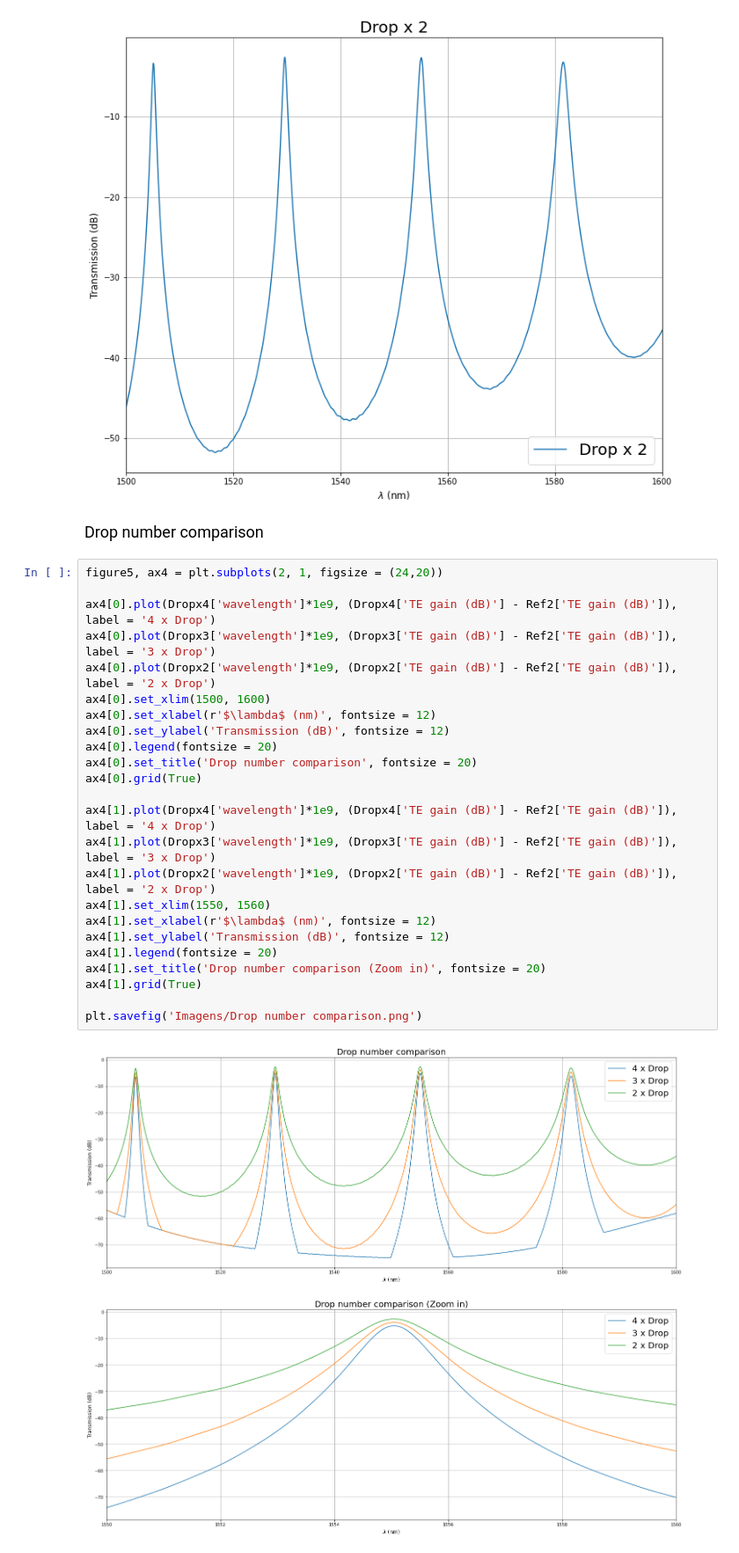
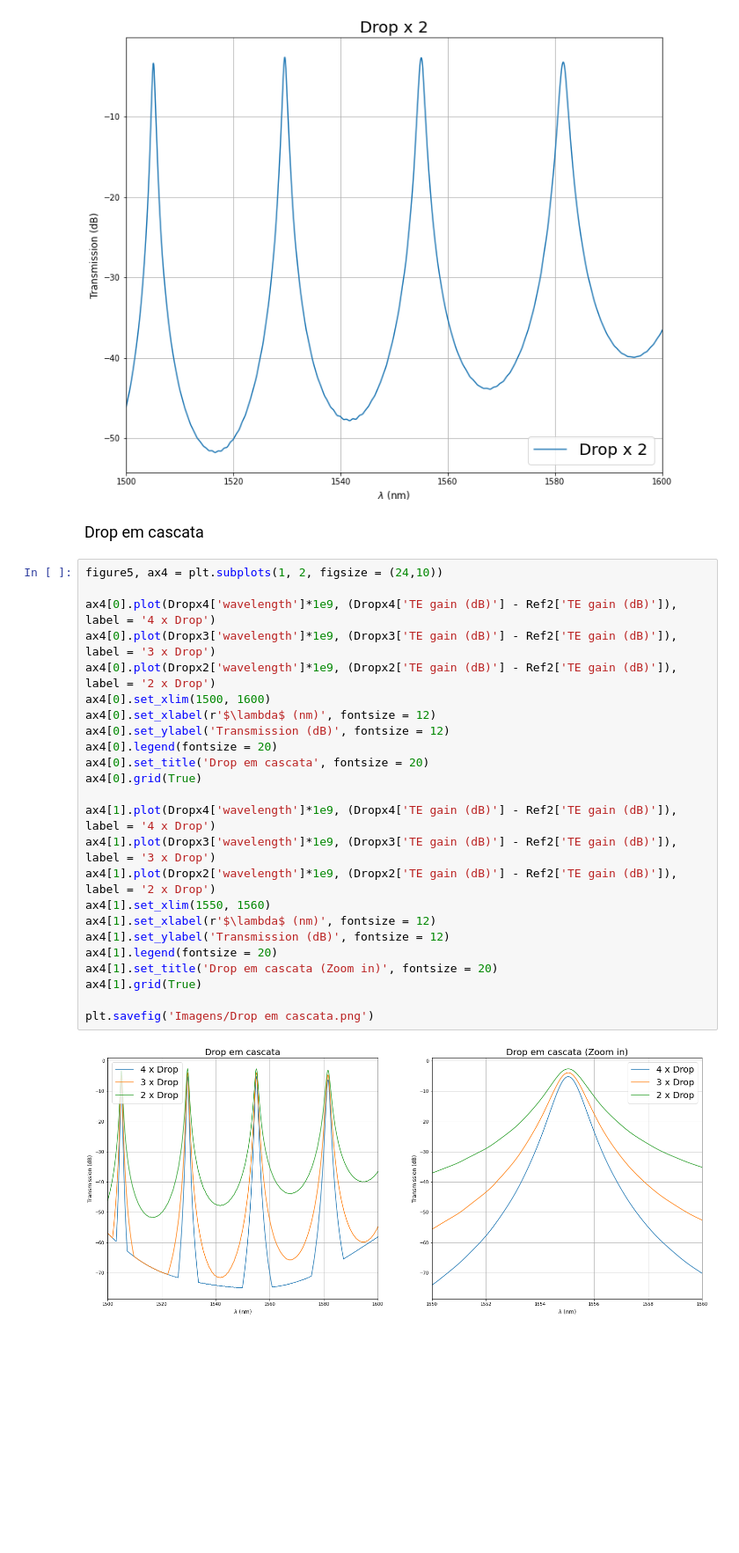
Before and after one commit to AndreyPaiva/Photonics, a Jupyter notebook: Ring Resonator/RR.ipynb, the cells around one changed output. Shown at 88% size. Saved outputs shown, nothing was run; the diff lists cells and outputs as text; blank space fills up the shorter version.

```diff
--- a/Ring Resonator/RR.ipynb
+++ b/Ring Resonator/RR.ipynb
@@ -625,30 +625,30 @@ plt.savefig('Imagens/Drop x 2.png')
 # %% [output]
 [figure]
 # %% [markdown]
-<font size = 4>Drop number comparison
+<font size = 4>Drop em cascata
 # %%
-figure5, ax4 = plt.subplots(2, 1, figsize = (24,20))
+figure5, ax4 = plt.subplots(1, 2, figsize = (24,10))
 
 ax4[0].plot(Dropx4['wavelength']*1e9, (Dropx4['TE gain (dB)'] - Ref2['TE gain (dB)']), label = '4 x Drop')
 ax4[0].plot(Dropx3['wavelength']*1e9, (Dropx3['TE gain (dB)'] - Ref2['TE gain (dB)']), label = '3 x Drop')
 ax4[0].plot(Dropx2['wavelength']*1e9, (Dropx2['TE gain (dB)'] - Ref2['TE gain (dB)']), label = '2 x Drop')
 ax4[0].set_xlim(1500, 1600)
 ax4[0].set_xlabel(r'$\lambda$ (nm)', fontsize = 12)
 ax4[0].set_ylabel('Transmission (dB)', fontsize = 12)
 ax4[0].legend(fontsize = 20)
-ax4[0].set_title('Drop number comparison', fontsize = 20)
+ax4[0].set_title('Drop em cascata', fontsize = 20)
 ax4[0].grid(True)
 
 ax4[1].plot(Dropx4['wavelength']*1e9, (Dropx4['TE gain (dB)'] - Ref2['TE gain (dB)']), label = '4 x Drop')
 ax4[1].plot(Dropx3['wavelength']*1e9, (Dropx3['TE gain (dB)'] - Ref2['TE gain (dB)']), label = '3 x Drop')
 ax4[1].plot(Dropx2['wavelength']*1e9, (Dropx2['TE gain (dB)'] - Ref2['TE gain (dB)']), label = '2 x Drop')
 ax4[1].set_xlim(1550, 1560)
 ax4[1].set_xlabel(r'$\lambda$ (nm)', fontsize = 12)
 ax4[1].set_ylabel('Transmission (dB)', fontsize = 12)
 ax4[1].legend(fontsize = 20)
-ax4[1].set_title('Drop number comparison (Zoom in)', fontsize = 20)
+ax4[1].set_title('Drop em cascata (Zoom in)', fontsize = 20)
 ax4[1].grid(True)
 
-plt.savefig('Imagens/Drop number comparison.png')
+plt.savefig('Imagens/Drop em cascata.png')
 # %% [output]
-[figure, old version]
+[figure, new version]
```
Also changed, not shown: parts of 4 cells of this notebook.
